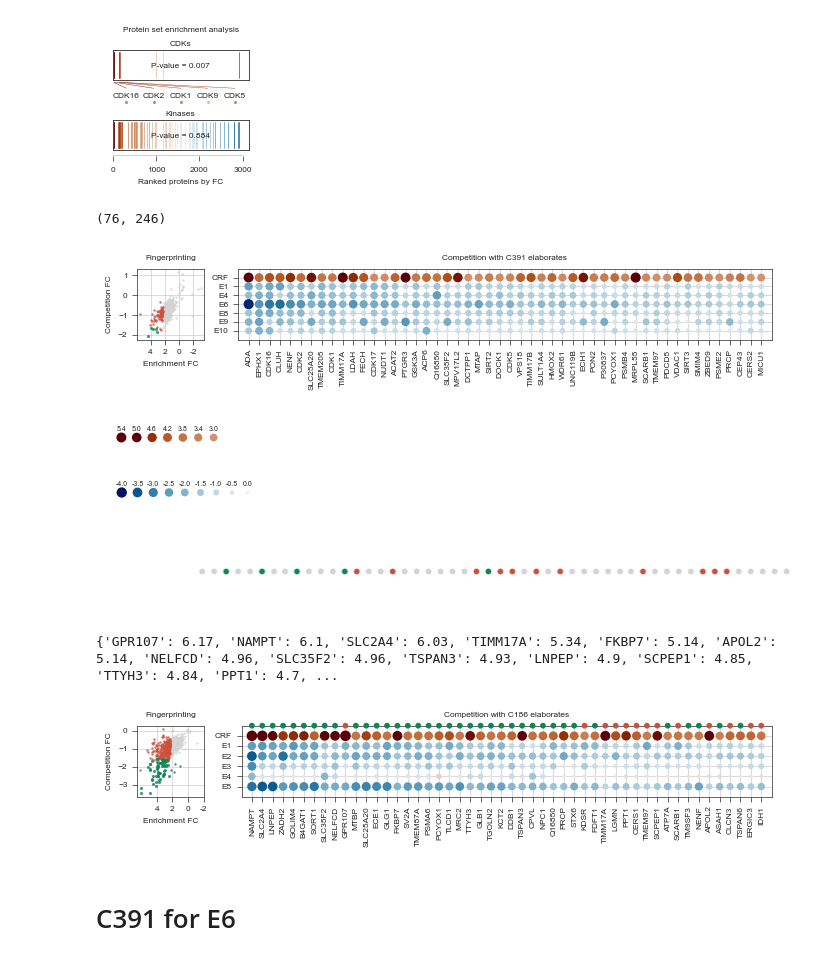
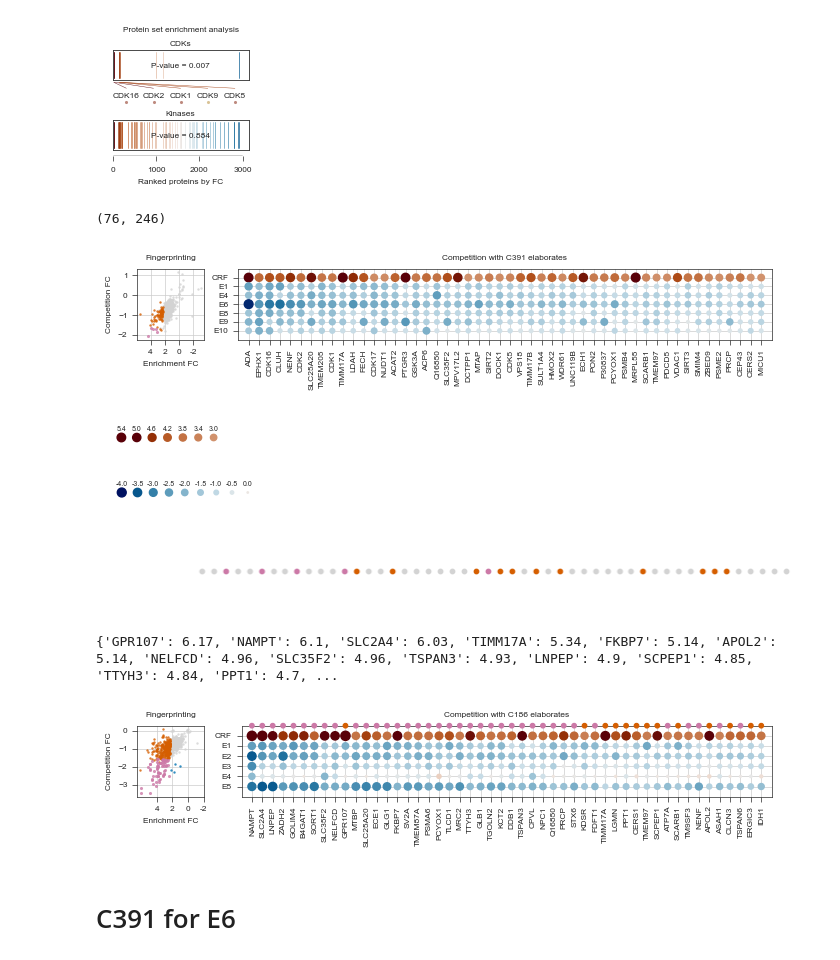
Before and after one commit to ligand-discovery/primary-paper-figures, a Jupyter notebook: notebooks/VignettesC391C186.ipynb, the cells around one changed output. Cells and saved outputs as stored; diff of their text form; code cells hidden in the pictures.

Commit message:
different colors

```diff
--- a/notebooks/VignettesC391C186.ipynb
+++ b/notebooks/VignettesC391C186.ipynb
@@ -368,6 +371,16 @@ stylia.save_figure("../assets/Figure03_C.png")
 stylia.save_figure("../assets/Figure03_C.pdf")
 # %% [output]
 [figure]
+# %%
+import pandas as pd
+import numpy as np
+import stylia
+from stylia import NamedColors, ContinuousColorMap
+from stylia import TWO_COLUMNS_WIDTH, ONE_COLUMN_WIDTH
+
+greencb = "#cc79a7"
+bluecb = "#0072b2"
+redcb = "#d55e00"
 # %%
 data_scatter = pd.read_excel("../data/PC_C391_E4_20x__PC_C391_F_plotting_dataset.xlsx")
 # %%
@@ -404,19 +417,19 @@ d_ = d_[d_["competition"] == "not competed"]
 x = d_["log2_inverted_enr_ratio"]
 y = d_["log2_competition_ratio"]
 print(d_.shape)
-ax.scatter(x,y, s=3, lw=0, color=c.red, zorder=2, alpha=0.8)
+ax.scatter(x,y, s=3, lw=0, color=redcb, zorder=2, alpha=0.8)
 
 d_ = d[(d["enrichment"] == "not enriched")]
 d_ = d_[d_["competition"] == "competed"]
 x = d_["log2_inverted_enr_ratio"]
 y = d_["log2_competition_ratio"]
-ax.scatter(x,y, s=3, lw=0, color=c.blue, zorder=3, alpha=0.8)
+ax.scatter(x,y, s=3, lw=0, color=bluecb, zorder=3, alpha=0.8)
 
 d_ = d[(d["enrichment"] == "enriched")]
 d_ = d_[d_["competition"] == "competed"]
 x = d_["log2_inverted_enr_ratio"]
 y = d_["log2_competition_ratio"]
-ax.scatter(x,y, s=5, lw=0, color=c.green, zorder=4, alpha=0.8)
+ax.scatter(x,y, s=5, lw=0, color=greencb, zorder=4, alpha=0.8)
 
 d_ = d[(d["enrichment"] == "not enriched")]
 d_ = d_[d_["competition"] == "not competed"]
@@ -467,7 +480,7 @@ stylia.save_figure("../assets/Figure03_DE.png")
 stylia.save_figure("../assets/Figure03_DE.pdf")
 # %% [output]
 (76, 246)
-[figure, old version]
+[figure, new version]
 # %%
 fig, axs = stylia.create_figure(1,1, width=ONE_COLUMN_WIDTH/2.5, height=ONE_COLUMN_WIDTH/10)
 ax = axs.next()
@@ -524,9 +537,9 @@ red_genes = set(d_["Gene_Symbol"])
 for i, g in enumerate(sorted_genes):
     color = None
     if g in green_genes:
-        color = c.green
+        color = greencb
     if g in red_genes:
-        color = c.red
+        color = redcb
     if color is None:
         color = c.gray
     ax.scatter([i], [0], color=color)
@@ -542,7 +555,7 @@ stylia.label(ax, xlabel="", ylabel="", title="")
 stylia.save_figure("../assets/Figure03_E_legend_c.png")
 stylia.save_figure("../assets/Figure03_E_legend_c.pdf")
 # %% [output]
-[figure, old version]
+[figure, new version]
 # %%
 import pandas as pd
 import stylia
@@ -584,21 +597,21 @@ d_ = d_[d_["competition"] == "not competed"]
 x = d_["log2_inverted_enr_ratio"]
 y = d_['competition_log2_ratio']
 red_genes = set(d_["fp_Gene_Symbol"].tolist())
-ax.scatter(x,y, s=3, lw=0, color=c.red, zorder=2, alpha=0.8)
+ax.scatter(x,y, s=3, lw=0, color=redcb, zorder=2, alpha=0.8)
 
 d_ = d[(d["enrichment"] == "not enriched")]
 d_ = d_[d_["competition"] == "competed"]
 x = d_["log2_inverted_enr_ratio"]
 y = d_['competition_log2_ratio']
 blue_genes = set(d_["fp_Gene_Symbol"].tolist())
-ax.scatter(x,y, s=3, lw=0, color=c.blue, zorder=3, alpha=0.8)
+ax.scatter(x,y, s=3, lw=0, color=bluecb, zorder=3, alpha=0.8)
 
 d_ = d[(d["enrichment"] == "enriched")]
 d_ = d_[d_["competition"] == "competed"]
 x = d_["log2_inverted_enr_ratio"]
 y = d_['competition_log2_ratio']
 green_genes = set(d_["fp_Gene_Symbol"].tolist())
-ax.scatter(x,y, s=5, lw=0, color=c.green, zorder=4, alpha=0.8)
+ax.scatter(x,y, s=5, lw=0, color=greencb, zorder=4, alpha=0.8)
 
 d_ = d[(d["enrichment"] == "not enriched")]
 d_ = d_[d_["competition"] == "not competed"]
@@ -673,36 +686,38 @@ for i, identifier in enumerate(identifiers):
             v += [v_]
         f = 10
         colors = cmap_e.transform(v)
     ax.scatter(x,y, color=colors, s=np.abs(v)*f+1)
 
 ax.set_xticks([j for j in range(len(sorted_genes))])
 ax.set_xticklabels(sorted_genes, rotation=90, ha="center")
 ax.set_yticks([i for i in range(len(identifiers))])
 ax.set_yticklabels(["CRF"] + synonyms)
 ax.set_ylim(len(identifiers), -1)
 ax.set_xlim(-1, 50)
 
 stylia.label(ax, xlabel="", ylabel="", title="Competition with C186 elaborates")
 
 x = []
 y = []
 c = []
 for i, gn in enumerate(sorted_genes):
     y += [-1]
     x += [i]
     if gn in green_genes:
-        c += [NamedColors().green]
+        c += [greencb]
     elif gn in red_genes:
-        c += [NamedColors().red]
+        c += [redcb]
+    elif gn in blue_genes:
+        c += [bluecb]
     else:
         c += [NamedColors().gray]
 ax.scatter(x, y, color=c, clip_on=False, zorder = 100000)
 
 stylia.save_figure("../assets/Figure03_HI.png")
 stylia.save_figure("../assets/Figure03_HI.pdf")
 # %% [output]
 {'GPR107': 6.17, 'NAMPT': 6.1, 'SLC2A4': 6.03, 'TIMM17A': 5.34, 'FKBP7': 5.14, 'APOL2': 5.14, 'NELFCD': 4.96, 'SLC35F2': 4.96, 'TSPAN3': 4.93, 'LNPEP': 4.9, 'SCPEP1': 4.85, 'TTYH3': 4.84, 'PPT1': 4.7, ...
-[figure, old version]
+[figure, new version]
 # %% [markdown]
 # C391 for E6
 # %%
```
Also changed, not shown: parts of 2 cells of this notebook, 11 other files.
